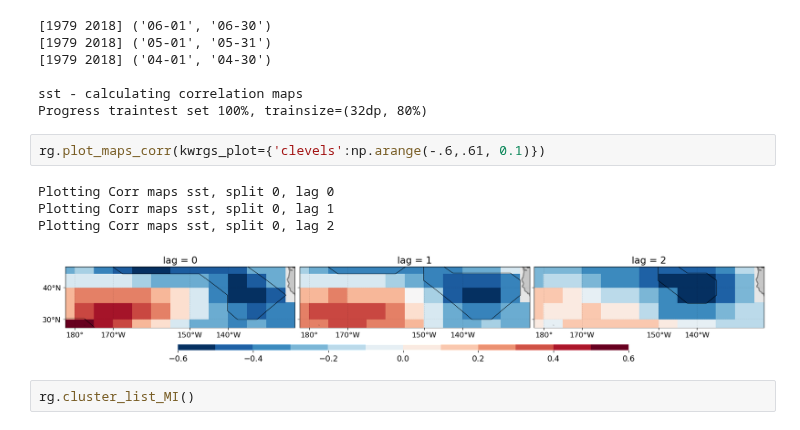
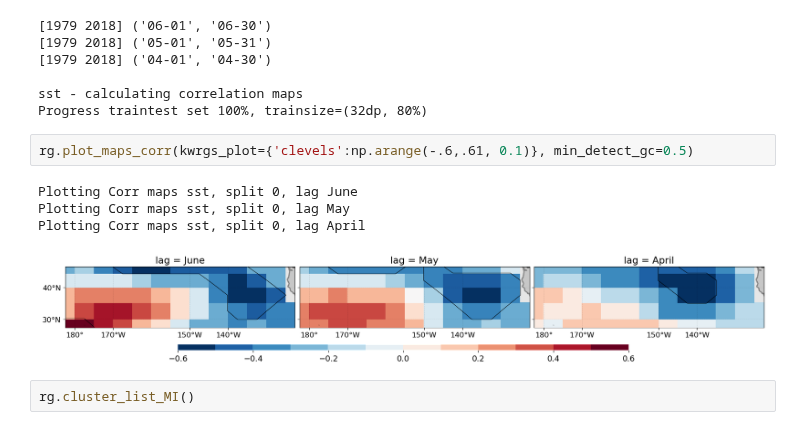
Before and after one commit to semvijverberg/RGCPD, a Jupyter notebook: seasonal_mode.ipynb, the cells around one changed output. Drawn from its saved outputs; the diff is of its cells as text.

```diff
--- a/seasonal_mode.ipynb
+++ b/seasonal_mode.ipynb
@@ -102,12 +100,12 @@ rg.calc_corr_maps()
 sst - calculating correlation maps
 Progress traintest set 100%, trainsize=(32dp, 80%)
 # %%
-rg.plot_maps_corr(kwrgs_plot={'clevels':np.arange(-.6,.61, 0.1)})
+rg.plot_maps_corr(kwrgs_plot={'clevels':np.arange(-.6,.61, 0.1)}, min_detect_gc=0.5)
 # %% [output]
-Plotting Corr maps sst, split 0, lag 0
-Plotting Corr maps sst, split 0, lag 1
-Plotting Corr maps sst, split 0, lag 2
+Plotting Corr maps sst, split 0, lag June
+Plotting Corr maps sst, split 0, lag May
+Plotting Corr maps sst, split 0, lag April
-[figure, old version]
+[figure, new version]
 # %%
 rg.cluster_list_MI()
 # %%
```
Also changed, not shown: parts of 1 cell of this notebook, 3 other files.
